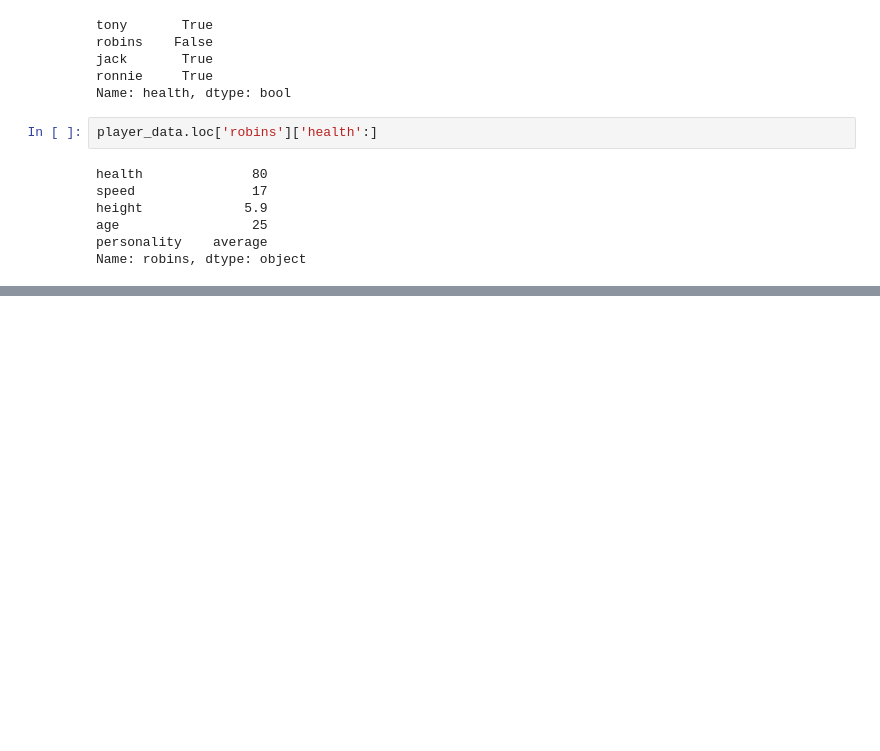
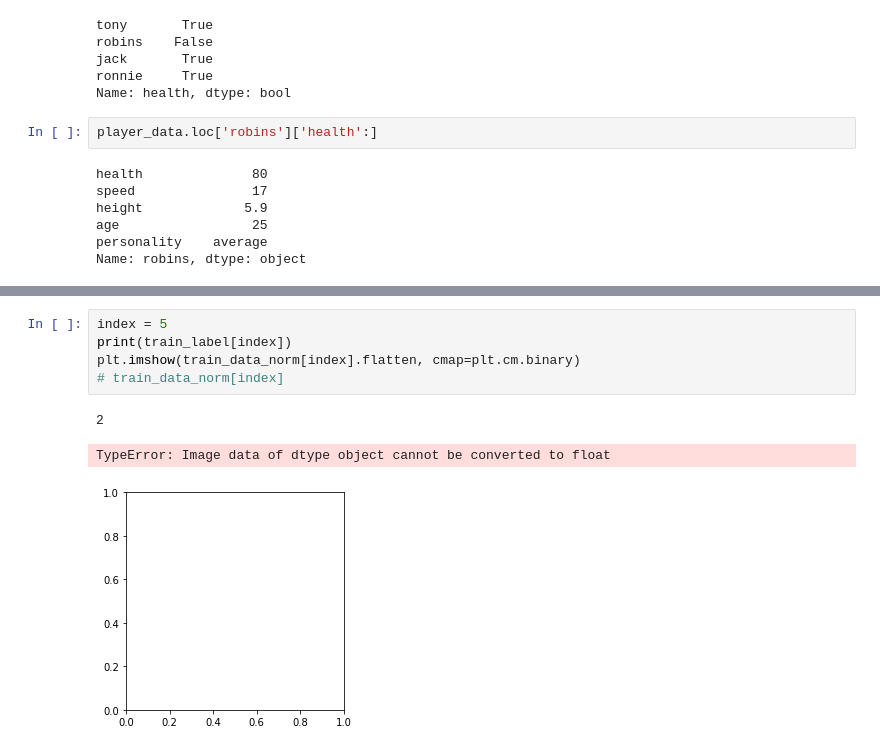
Before and after one commit to murtazahuzaifa/PIAIC-classes, a Jupyter notebook: Piaic classes work quarter 2/Practice.ipynb, the cells around one changed output, grey strips where cells are left out. Saved outputs shown, nothing was run; the diff lists cells and outputs as text; blank space fills up the shorter version.

```diff
--- a/Piaic classes work quarter 2/Practice.ipynb
+++ b/Piaic classes work quarter 2/Practice.ipynb
@@ -490,0 +678,9 @@ Name: robins, dtype: object
+# %%
+index = 5
+print(train_label[index])
+plt.imshow(train_data_norm[index].flatten, cmap=plt.cm.binary)
+# train_data_norm[index]
+# %% [output]
+2
+TypeError: Image data of dtype object cannot be converted to float
+[figure, added]
```
Also changed, not shown: parts of 34 cells of this notebook, 15 other files.
